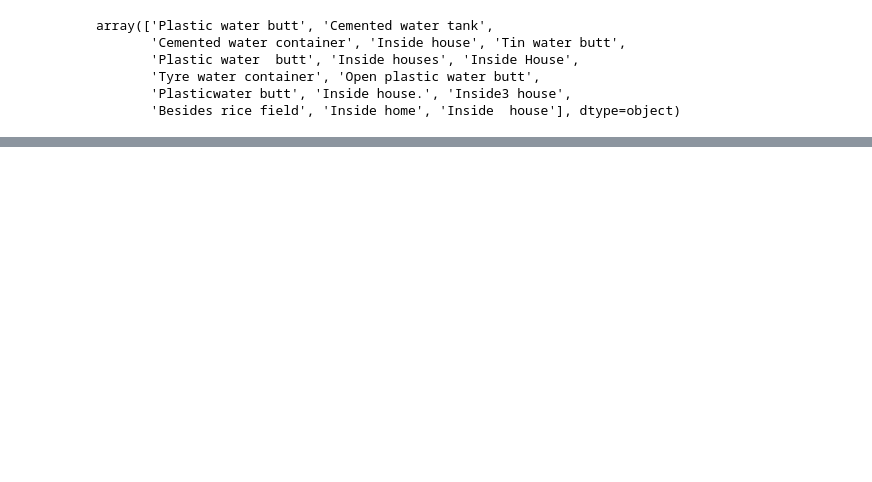
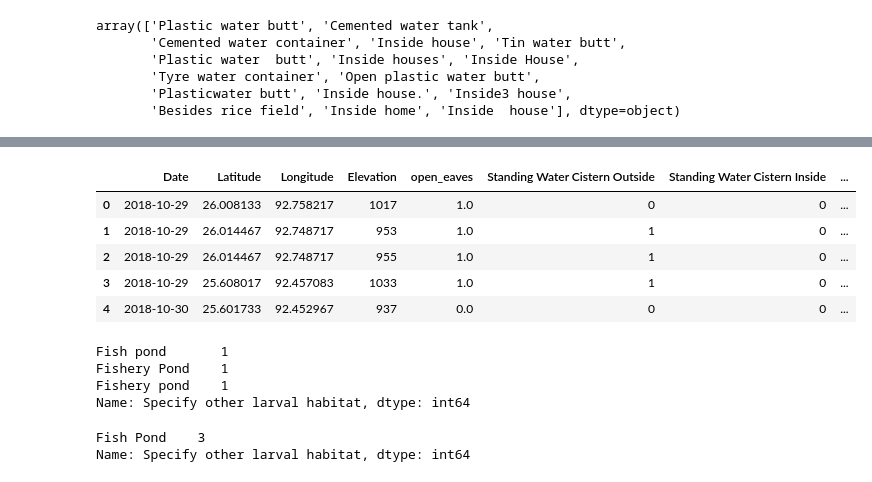
Before and after one commit to debstS/MalariaProject, a Jupyter notebook: Data Processing.ipynb, the cells around one changed output, grey strips where cells are left out. Drawn from its saved outputs; the diff is of its cells as text; code cells hidden in the pictures; blank space fills up the shorter version.

```diff
--- a/Data Processing.ipynb
+++ b/Data Processing.ipynb
@@ -269,0 +328,26 @@ df2['Date'].max(), df2['Date'].min()
+# %%
+df['Standing Water Inside House'] = [1 if val == 'Inside House' else 0 for val in df['Specify other type of standing water container']]
+df['Standing Water Other'] = [0 if val == 'Inside House' else 1 for val in df['Specify other type of standing water container']]
+df.drop(columns=['Specify other type of standing water container', 'Standing Water Other'])
+df.head()
+# %% [output]
+|  | Date | Latitude | Longitude | Elevation | open_eaves | Standing Water Cistern Outside | Standing Water Cistern Inside | ... |
+| 0 | 2018-10-29 | 26.008133 | 92.758217 | 1017 | 1.0 | 0 | 0 | ... |
+| 1 | 2018-10-29 | 26.014467 | 92.748717 | 953 | 1.0 | 1 | 0 | ... |
+| 2 | 2018-10-29 | 26.014467 | 92.748717 | 955 | 1.0 | 1 | 0 | ... |
+| 3 | 2018-10-29 | 25.608017 | 92.457083 | 1033 | 1.0 | 1 | 0 | ... |
+| 4 | 2018-10-30 | 25.601733 | 92.452967 | 937 | 0.0 | 0 | 0 | ... |
+# %%
+df['Specify other larval habitat'].value_counts()
+# %% [output]
+Fish pond       1
+Fishery Pond    1
+Fishery pond    1
+Name: Specify other larval habitat, dtype: int64
+# %%
+other_larval_habitats = dict.fromkeys(['Fish pond', 'Fishery Pond', 'Fishery pond'], 'Fish Pond')
+df['Specify other larval habitat'].replace(other_larval_habitats, inplace=True)
+df['Specify other larval habitat'].value_counts()
+# %% [output]
+Fish Pond    3
+Name: Specify other larval habitat, dtype: int64
```
Also changed, not shown: parts of 15 cells of this notebook.
